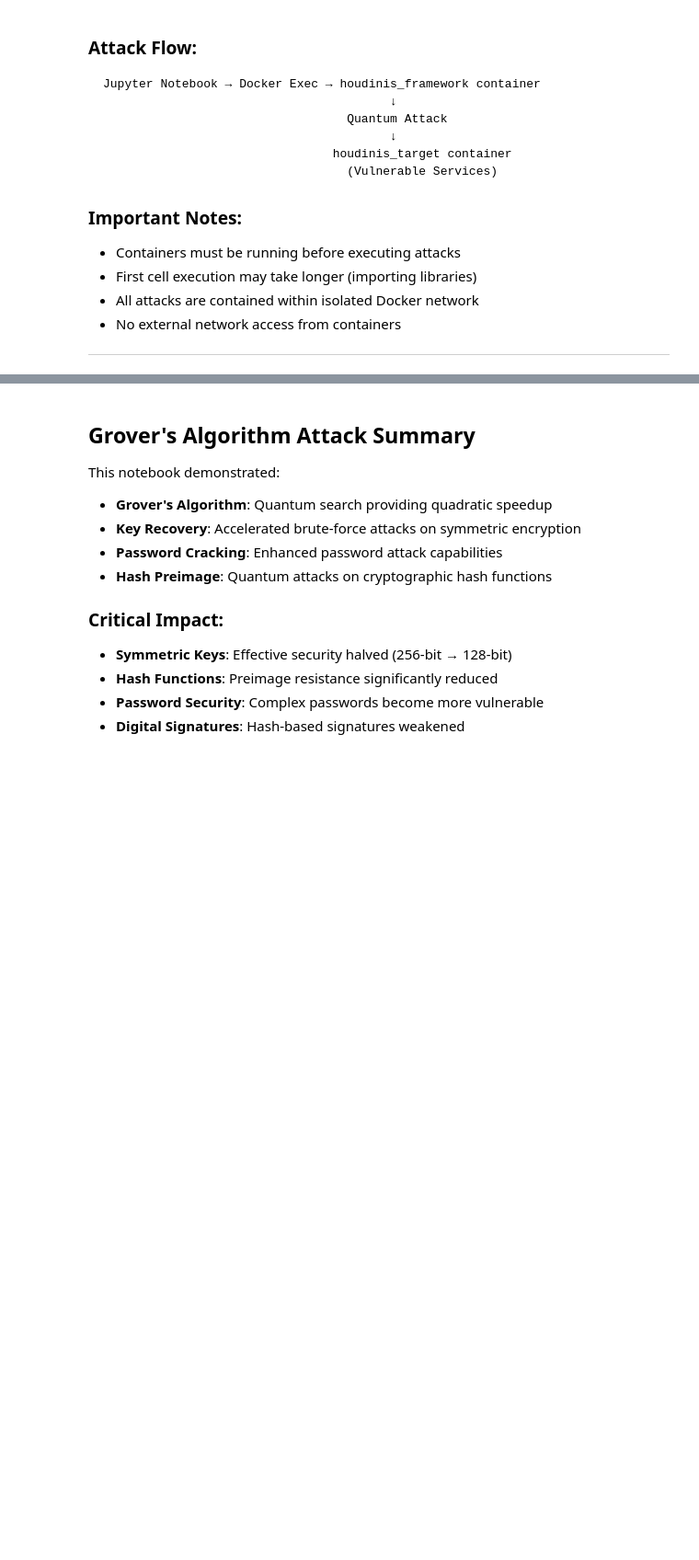
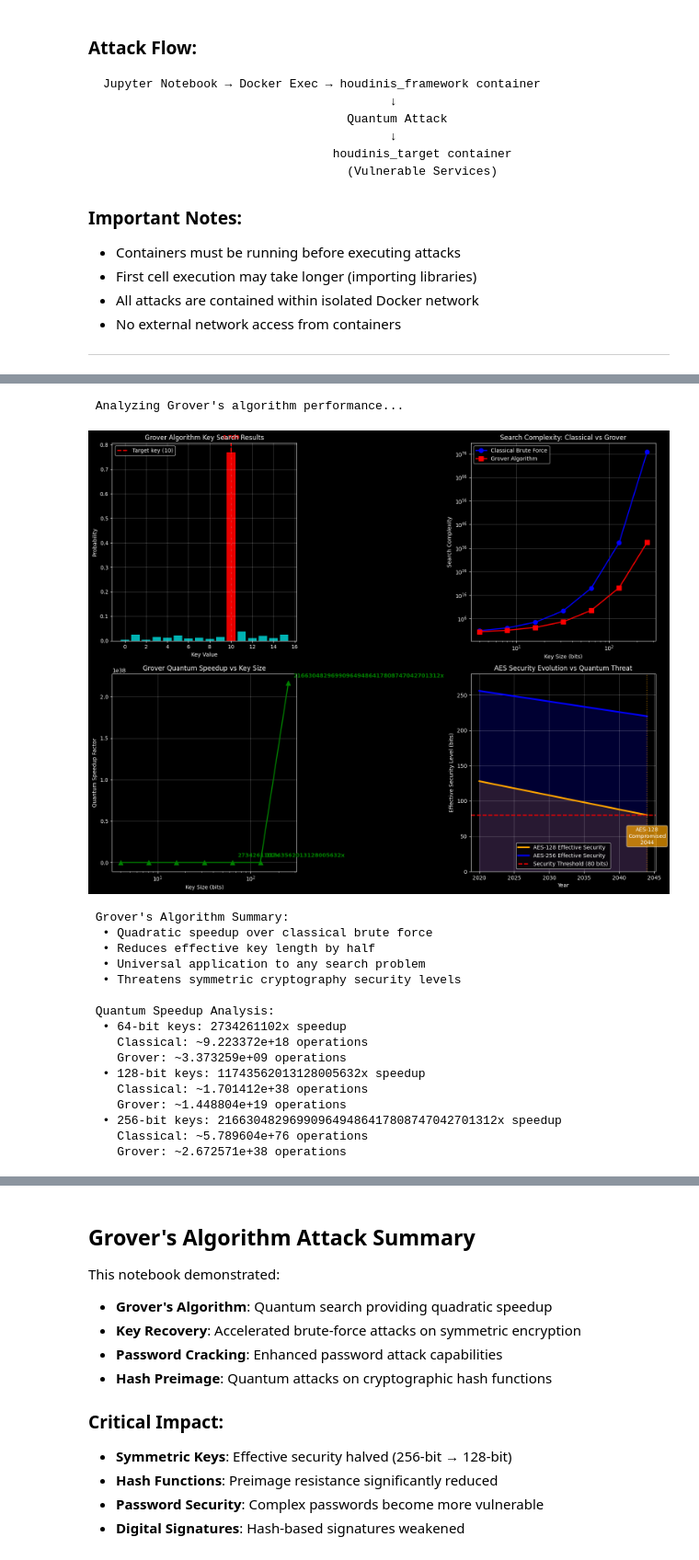
Before and after one commit to maurorisonho/Houdinis, a Jupyter notebook: notebooks/Grovers_Algorithm_Symmetric_Key_Attacks.ipynb, the cells around one changed output, grey strips where cells are left out. Shown at 92% size. Cells and saved outputs as stored; diff of their text form; code cells hidden in the pictures; blank space fills up the shorter version.

```diff
--- a/notebooks/Grovers_Algorithm_Symmetric_Key_Attacks.ipynb
+++ b/notebooks/Grovers_Algorithm_Symmetric_Key_Attacks.ipynb
@@ -718,6 +750,9 @@ print("=" * 60)
 # %%
 #  Grover's Algorithm Implementation
-def create_grover_circuit(n_qubits, target_state):
+import numpy as np
+from qiskit import QuantumCircuit, QuantumRegister, ClassicalRegister, transpile
+
+def create_grover_circuit(n_qubits: int, target_state: int) -> QuantumCircuit:
     """Create a Grover circuit for searching a target state"""
     # Create quantum circuit
     qreg = QuantumRegister(n_qubits, 'q')
@@ -760,16 +795,17 @@ def create_grover_circuit(n_qubits, target_state):
 
 # Initialize backend
 try:
-    backend_manager = QuantumBackendManager()
-    backend_manager.select_backend(prefer_real=False)
-    print(" Quantum backend initialized")
-except:
-    print(" Using classical simulation fallback")
+    from qiskit_aer import AerSimulator
+    backend = AerSimulator()
+    print(" Quantum backend initialized (Aer Simulator)")
+except Exception as e:
+    print(f" Error initializing backend: {e}")
+    backend = None
 
 # Demonstrate Grover search for a 4-bit key
 print("\n Demonstrating Grover's algorithm for 4-bit key search...")
-n_qubits = 4
-secret_key = 0b1010  # Target key: 10 (binary: 1010)
+n_qubits: int = 4
+secret_key: int = 0b1010  # Target key: 10 (binary: 1010)
 
 print(f" Secret key: {secret_key} (binary: {format(secret_key, '04b')})")
 print(f" Search space: 2^{n_qubits} = {2**n_qubits} possibilities")
@@ -787,8 +836,7 @@ print(f"  • Number of gates: {grover_circuit.count_ops()}")
 print(" Executing Grover's algorithm...")
 
 try:
-    if 'backend_manager' in locals():
-        backend = backend_manager.get_backend()
+    if 'backend' in locals() and backend is not None:
         transpiled_circuit = transpile(grover_circuit, backend)
         job = backend.run(transpiled_circuit, shots=1024)
         result = job.result()
@@ -832,11 +898,15 @@ except Exception as e:
 # %%
 #  Grover's Algorithm Analysis and Visualization
+import numpy
+import matplotlib.pyplot as plt
+import math
+
 print(" Analyzing Grover's algorithm performance...")
 
 # Theoretical analysis for different key sizes
 key_sizes = [4, 8, 16, 32, 64, 128, 256]
 classical_complexity = [2**(size-1) for size in key_sizes]  # Average case
-grover_complexity = [int(np.pi * np.sqrt(2**size) / 4) for size in key_sizes]
+grover_complexity = [int(math.pi * math.sqrt(2**size) / 4) for size in key_sizes]
 quantum_speedup = [classical_complexity[i] / grover_complexity[i] for i in range(len(key_sizes))]
 
 # Create comprehensive visualization
@@ -893,9 +963,9 @@ for i, (size, speedup) in enumerate(zip(key_sizes, quantum_speedup)):
                     fontweight='bold', color='green')
 
 # Security impact timeline
-years = np.arange(2020, 2045)
-aes128_security = np.maximum(0, 128 - (years - 2020) * 2)  # Gradual reduction
-aes256_security = np.maximum(0, 256 - (years - 2020) * 1.5)  # Slower reduction
+years = numpy.arange(2020, 2045)
+aes128_security = numpy.maximum(0, 128 - (years - 2020) * 2)  # Gradual reduction
+aes256_security = numpy.maximum(0, 256 - (years - 2020) * 1.5)  # Slower reduction
 classical_threshold = 80  # Minimum acceptable security level
 
 ax4.plot(years, aes128_security, 'orange', linewidth=3, label='AES-128 Effective Security')
@@ -917,32 +987,51 @@ if len(aes128_critical) > 0:
             ha='center', va='center', bbox=dict(boxstyle='round', facecolor='orange', alpha=0.7))
 
 if len(aes256_critical) > 0:
     ax4.axvline(x=aes256_critical[0], color='blue', linestyle=':', alpha=0.7)
     ax4.text(aes256_critical[0], 150, f'AES-256\nCompromised\n{aes256_critical[0]}',
             ha='center', va='center', bbox=dict(boxstyle='round', facecolor='blue', alpha=0.7))
 
 ax4.set_xlabel('Year')
 ax4.set_ylabel('Effective Security Level (bits)')
 ax4.set_title('AES Security Evolution vs Quantum Threat')
 ax4.legend()
 ax4.grid(True, alpha=0.3)
 ax4.set_ylim(0, 280)
 
 plt.tight_layout()
 plt.show()
 
 print("\n Grover's Algorithm Summary:")
 print("  • Quadratic speedup over classical brute force")
 print("  • Reduces effective key length by half")
 print("  • Universal application to any search problem")
 print("  • Threatens symmetric cryptography security levels")
 
 print(f"\n Quantum Speedup Analysis:")
 for i, size in enumerate([64, 128, 256]):
     if i < len(quantum_speedup):
         idx = key_sizes.index(size)
         print(f"  • {size}-bit keys: {quantum_speedup[idx]:.0f}x speedup")
         print(f"    Classical: ~{classical_complexity[idx]:e} operations")
         print(f"    Grover: ~{grover_complexity[idx]:e} operations")
+# %% [output]
+ Analyzing Grover's algorithm performance...
+[figure, added]
+ Grover's Algorithm Summary:
+  • Quadratic speedup over classical brute force
+  • Reduces effective key length by half
+  • Universal application to any search problem
+  • Threatens symmetric cryptography security levels
+
+ Quantum Speedup Analysis:
+  • 64-bit keys: 2734261102x speedup
+    Classical: ~9.223372e+18 operations
+    Grover: ~3.373259e+09 operations
+  • 128-bit keys: 11743562013128005632x speedup
+    Classical: ~1.701412e+38 operations
+    Grover: ~1.448804e+19 operations
+  • 256-bit keys: 216630482969909649486417808747042701312x speedup
+    Classical: ~5.789604e+76 operations
+    Grover: ~2.672571e+38 operations
 # %%
 #  Password Cracking Simulation
```
Also changed, not shown: parts of 9 cells of this notebook, 3 other files.
